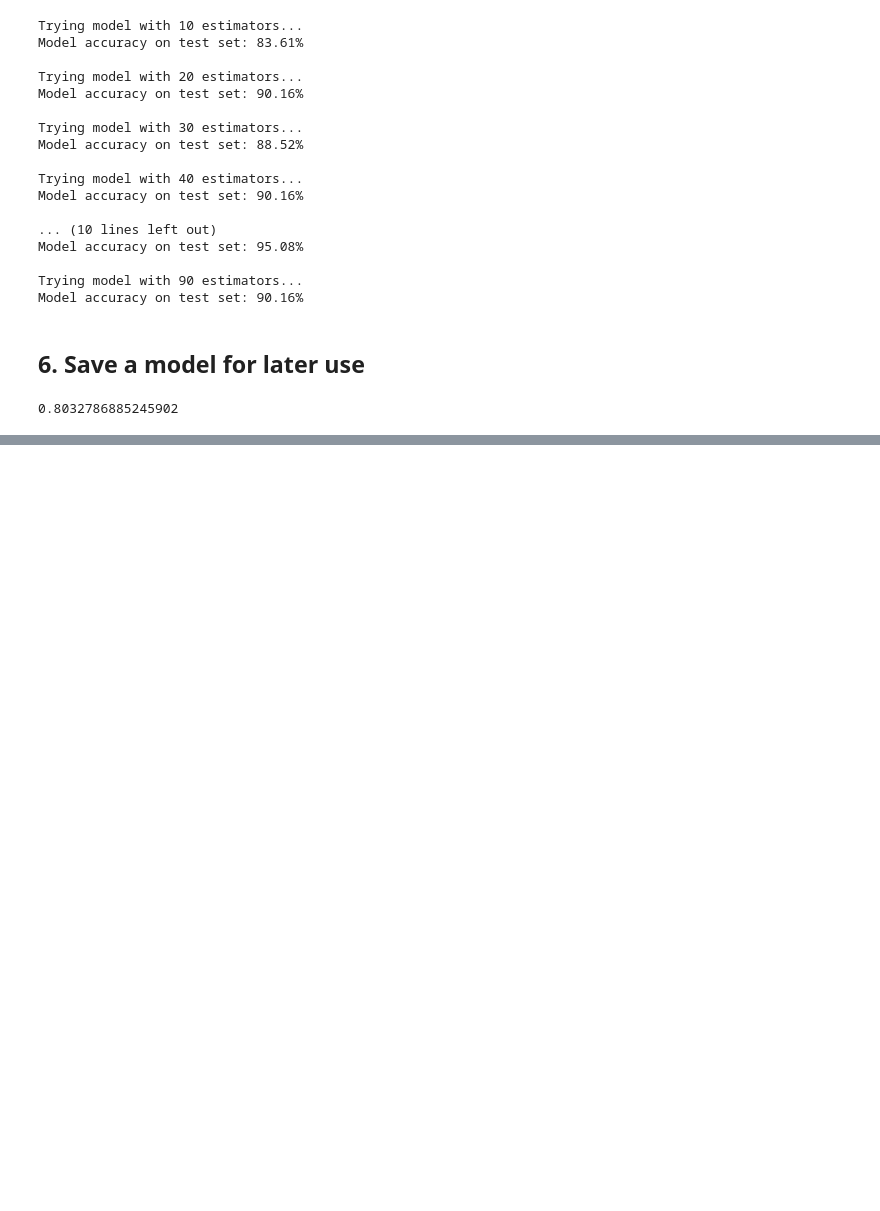
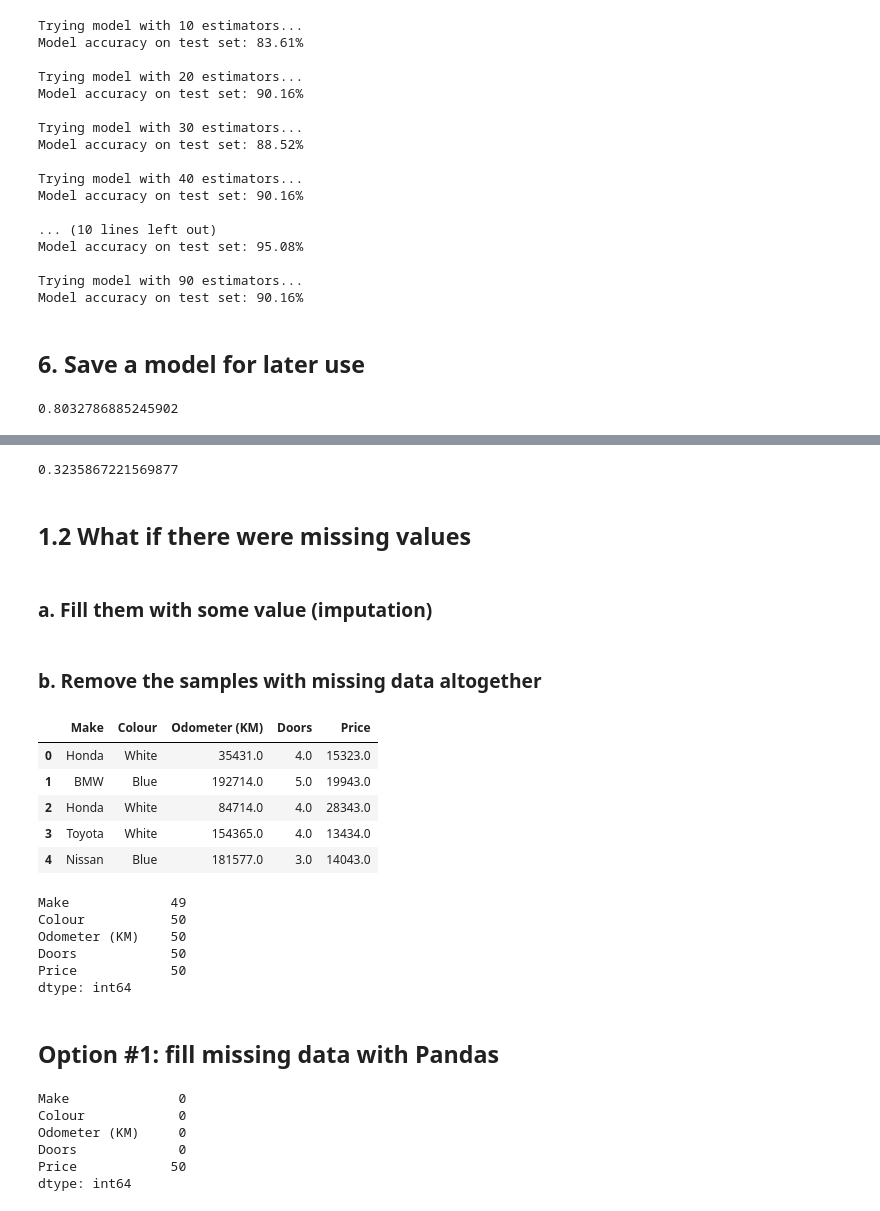
Before and after one commit to lgnassar/machine-learning-udemy, a Jupyter notebook: introduction-to-scikit-learn.ipynb, the cells around one changed output, grey strips where cells are left out. Saved outputs shown, nothing was run; the diff lists cells and outputs as text; code cells hidden in the pictures; blank space fills up the shorter version.

Commit message:
Option #1: fill missing data with Pandas

```diff
--- a/introduction-to-scikit-learn.ipynb
+++ b/introduction-to-scikit-learn.ipynb
@@ -249,0 +243,35 @@ model.score(X_test, y_test)
+# %%
+np.random.seed(42)
+X_train, X_test, y_train, y_test = train_test_split(transformed_X, y, test_size=0.2)
+model.fit(X_train, y_train)
+model.score(X_test, y_test)
+# %% [output]
+0.3235867221569877
+# %% [markdown]
+## 1.2 What if there were missing values
+# %% [markdown]
+### a. Fill them with some value (imputation)
+# %% [markdown]
+### b. Remove the samples with missing data altogether
+# %%
+car_sales_missing = pd.read_csv('data/car-sales-extended-missing-data.csv')
+# %%
+car_sales_missing.head()
+# %% [output]
+|  | Make | Colour | Odometer (KM) | Doors | Price |
+| 0 | Honda | White | 35431.0 | 4.0 | 15323.0 |
+| 1 | BMW | Blue | 192714.0 | 5.0 | 19943.0 |
+| 2 | Honda | White | 84714.0 | 4.0 | 28343.0 |
+| 3 | Toyota | White | 154365.0 | 4.0 | 13434.0 |
+| 4 | Nissan | Blue | 181577.0 | 3.0 | 14043.0 |
+# %%
+car_sales_missing.isna().sum()
+# %% [output]
+Make             49
+Colour           50
+Odometer (KM)    50
+Doors            50
+Price            50
+dtype: int64
+# %% [markdown]
+## Option #1: fill missing data with Pandas
@@ -249,0 +283,9 @@ model.score(X_test, y_test)
+# %%
+car_sales_missing.isna().sum()
+# %% [output]
+Make              0
+Colour            0
+Odometer (KM)     0
+Doors             0
+Price            50
+dtype: int64
```
Also changed, not shown: parts of 33 cells of this notebook.
